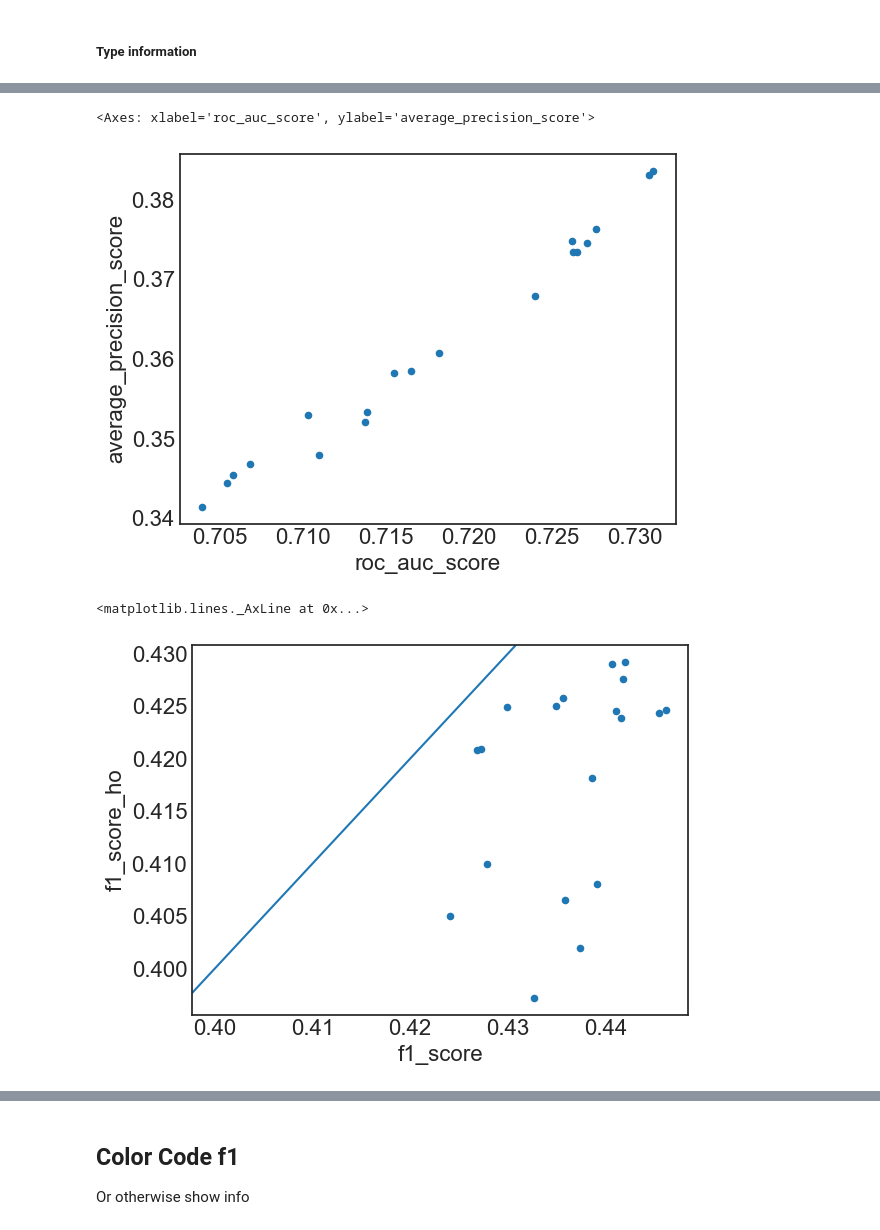
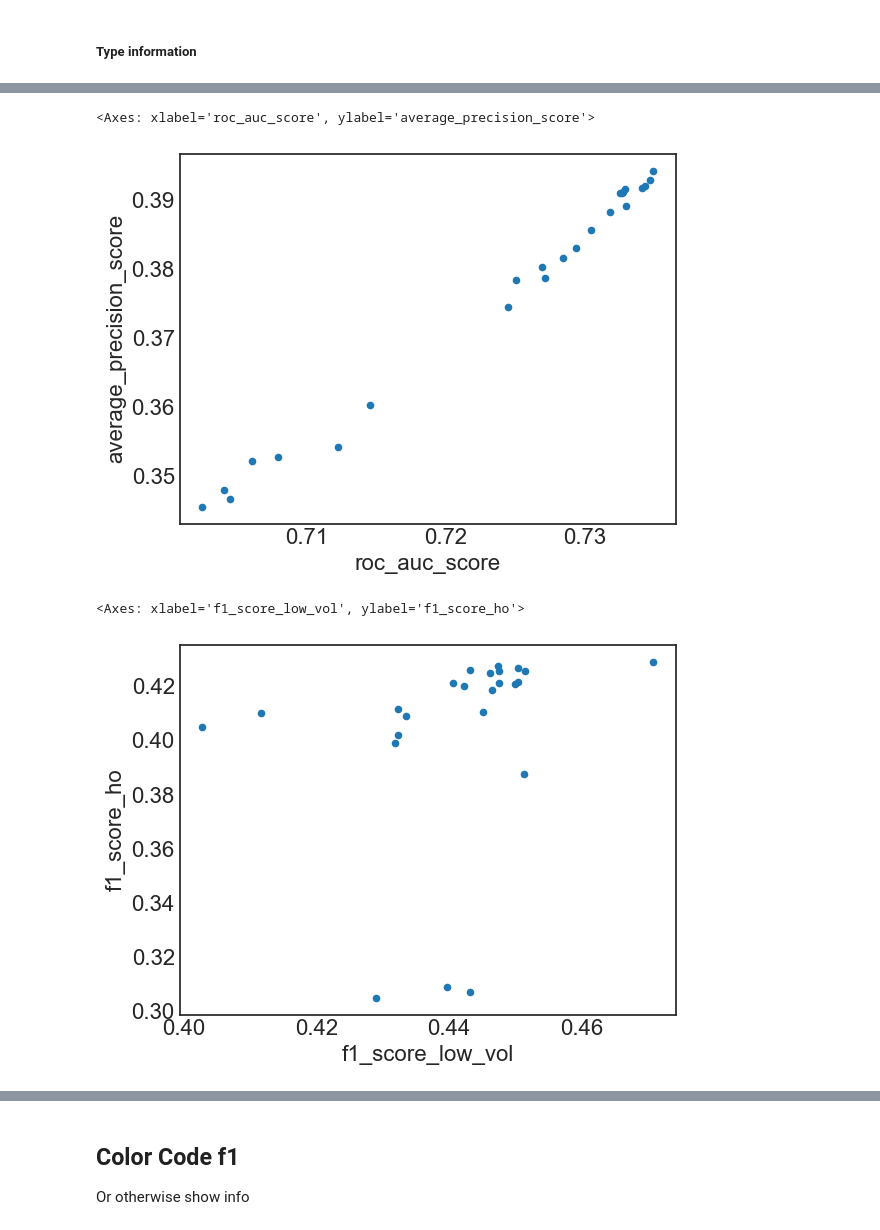
Before and after one commit to vla6/Blog_gnn_naics, a Jupyter notebook: 60_perf_low_vol.ipynb, the cells around one changed output, grey strips where cells are left out. Cells and saved outputs as stored; diff of their text form; code cells hidden in the pictures.

```diff
--- a/60_perf_low_vol.ipynb
+++ b/60_perf_low_vol.ipynb
@@ -31,20 +31,26 @@ dict_pred = {'xgb base': Path(setup.temp_path).joinpath('03_DATA_combined_predic
               'xgb one hot':  Path(setup.temp_path).joinpath('05_DATA_combined_predictions.parquet'),
               'xgb numeric naics':  Path(setup.temp_path).joinpath('06_DATA_combined_predictions.parquet'),
               'xgb mean+count enc':  Path(setup.temp_path).joinpath('07_DATA_combined_predictions.parquet'),
+              'xgb grp mean':  Path(setup.temp_path).joinpath('08_DATA_combined_predictions.parquet'),
+              'xgb mean alt+count enc':  Path(setup.temp_path).joinpath('09_DATA_combined_predictions.parquet'),
               'nn baseline': Path(setup.temp_path).joinpath('11_DATA_predictions.parquet'),
-              'nn embed': Path(setup.temp_path).joinpath('12_DATA_predictions.parquet'),
+              'nn emb': Path(setup.temp_path).joinpath('12_DATA_predictions.parquet'),
               'nn numeric naics': Path(setup.temp_path).joinpath('13_DATA_predictions.parquet'),
               'nn one hot': Path(setup.temp_path).joinpath('14_DATA_predictions.parquet'),
-              'nn embed+count enc': Path(setup.temp_path).joinpath('15_DATA_predictions.parquet'),
+              'nn emb+count enc': Path(setup.temp_path).joinpath('15_DATA_predictions.parquet'),
+              'nn emb remap': Path(setup.temp_path).joinpath('16_DATA_predictions.parquet'),
               'gnn': Path(setup.temp_path).joinpath('22_DATA_predictions_all.parquet'),
               'gnn+count enc': Path(setup.temp_path).joinpath('25_DATA_predictions_all.parquet'),
-              'xgb embed nn': Path(setup.temp_path).joinpath('50_DATA_combined_predictions.parquet'),
-              'xgb embed dgi base': Path(setup.temp_path).joinpath('51_DATA_combined_predictions.parquet'),
-              'xgb embed dgi label': Path(setup.temp_path).joinpath('52_DATA_combined_predictions.parquet'),
-              'xgb embed dgi nn feat': Path(setup.temp_path).joinpath('53_DATA_combined_predictions.parquet'),
-              'xgb embed dgi nn feat+label': Path(setup.temp_path).joinpath('54_DATA_combined_predictions.parquet'),
-              'xgb embed dgi base+count enc': Path(setup.temp_path).joinpath('55_DATA_combined_predictions.parquet'),
-              'xgb embed nn+count enc': Path(setup.temp_path).joinpath('56_DATA_combined_predictions.parquet'),}
+              'xgb emb nn': Path(setup.temp_path).joinpath('40_DATA_combined_predictions.parquet'),
+              'xgb emb nn+count enc': Path(setup.temp_path).joinpath('41_DATA_combined_predictions.parquet'),
+              'xgb emb nn remap': Path(setup.temp_path).joinpath('42_DATA_combined_predictions.parquet'),
+              'xgb emb nn remap+count enc': Path(setup.temp_path).joinpath('43_DATA_combined_predictions.parquet'),
+              'xgb dgi base': Path(setup.temp_path).joinpath('50_DATA_combined_predictions.parquet'),
+              'xgb dgi base+count enc': Path(setup.temp_path).joinpath('51_DATA_combined_predictions.parquet'),
+              'xgb dgi base+label': Path(setup.temp_path).joinpath('52_DATA_combined_predictions.parquet'),
+              'xgb dgi nnfeat': Path(setup.temp_path).joinpath('53_DATA_combined_predictions.parquet'),
+              'xgb dgi nnfeat+label': Path(setup.temp_path).joinpath('54_DATA_combined_predictions.parquet')
+            }
 # %%
 # Verify these all exist
 all([Path(v).exists() for k, v in dict_pred.items()])
@@ -221,7 +229,8 @@ metrics_naics_vol[metrics_naics_vol['naics_count_grp'].astype('str') == '(0.999,
 ## Summary Data
 For test dataset only, show AUC and f1 scores for test dataset, along with f1 scores for holdout and low-volume NAICS
 # %%
-overall_stats =  all_metrics[(all_metrics['dset'] == 'test') & all_metrics['dset_naics_holdout'].isna()] \
+overall_stats =  all_metrics[(all_metrics['dset'] == 'test') & \
+                             (all_metrics['dset_naics_holdout'] == 0)] \
     [['model', 'roc_auc_score', 'average_precision_score', 'f1_score']]
 # %%
 holdout_stats = all_metrics[(all_metrics['dset'] == 'test') & \
@@ -238,9 +247,11 @@ overall_stats = overall_stats.merge(holdout_stats, on='model') \
 # %% [markdown]
 ##### Type information
 # %%
-cond = [overall_stats['model'].str.startswith('xgb embed'),
-        overall_stats['model'].str.startswith('xgb')]
-choice = ['xgb embed', 'xgb']
+cond = [overall_stats['model'].str.startswith('xgb emb'),
+        overall_stats['model'].str.startswith('xgb dgi'),
+        overall_stats['model'].str.startswith('xgb'),
+       overall_stats['model'].str.startswith('gnn')]
+choice = ['xgb emb nn', 'xgb dgi', 'xgb', 'gnn']
 overall_stats['type'] = np.select(cond, choice, 'nn')
 # %%
 overall_stats['model_base'] = overall_stats['model'].str.split('+count', regex=False).apply(lambda x: x[0])
@@ -272,12 +283,12 @@ overall_stats.to_csv(Path(setup.temp_path).joinpath('60_REPORT_summary_stats.csv
 overall_stats.plot(x='roc_auc_score', y='average_precision_score',  kind='scatter')
 # %% [output]
 <Axes: xlabel='roc_auc_score', ylabel='average_precision_score'>
-[figure, old version]
+[figure, new version]
 # %%
-overall_stats.plot(x='f1_score', y='f1_score_ho',  kind='scatter')
-plt.gca().axline((0.4, 0.4), slope=1)
+overall_stats.plot(x='f1_score_low_vol', y='f1_score_ho',  kind='scatter')
+#plt.gca().axline((0.4, 0.4), slope=1)
 # %% [output]
-<matplotlib.lines._AxLine at 0x...>
+<Axes: xlabel='f1_score_low_vol', ylabel='f1_score_ho'>
-[figure, old version]
+[figure, new version]
 # %%
 overall_stats.plot(x='f1_score', y='f1_score_low_vol',  kind='scatter')
```
Also changed, not shown: parts of 9 cells of this notebook, 39 other files.
